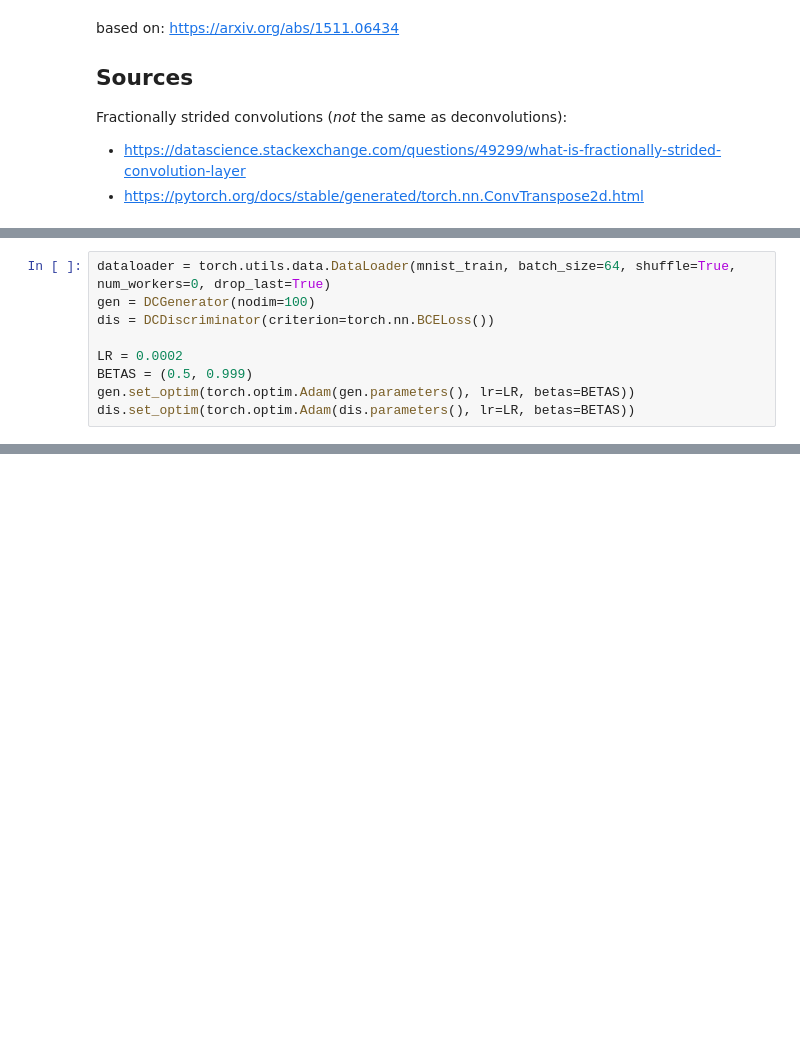
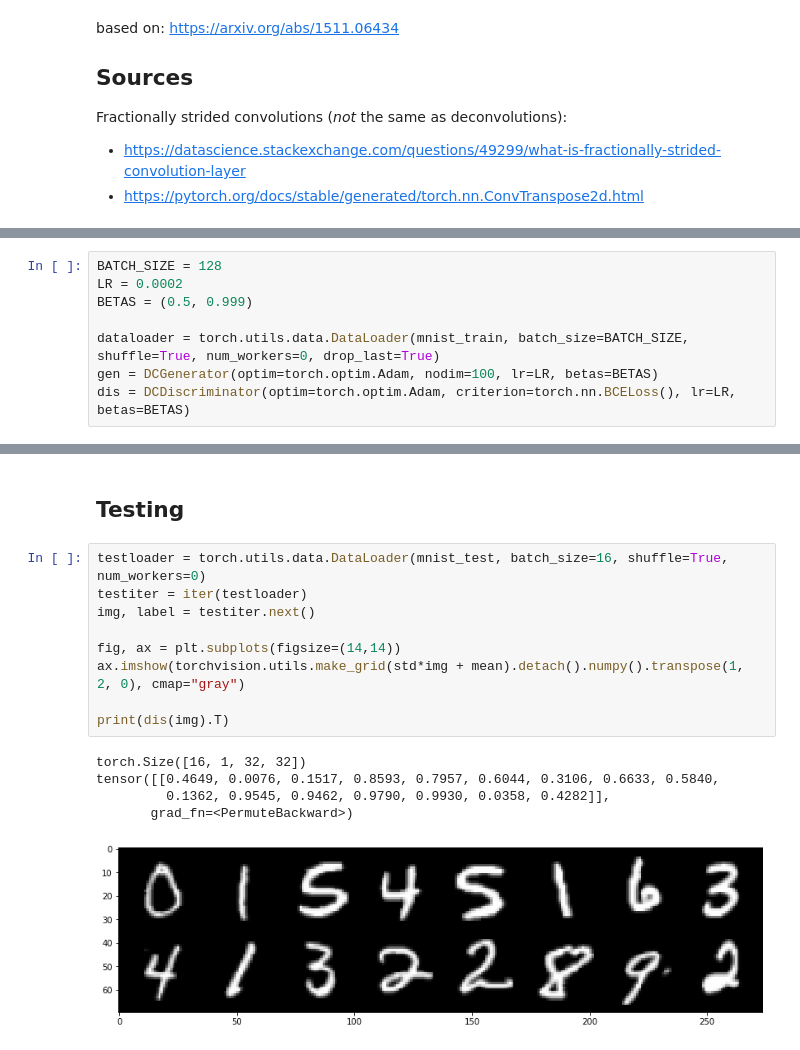
Before and after one commit to adriansuwala/ml2020-21, a Jupyter notebook: projekt/DCGAN.ipynb, the cells around one changed output, grey strips where cells are left out. Drawn from its saved outputs; the diff is of its cells as text; blank space fills up the shorter version.

```diff
--- a/projekt/DCGAN.ipynb
+++ b/projekt/DCGAN.ipynb
@@ -166,9 +299,8 @@ def train(dis, gen, dataloader, epochs, k=1):
 # %%
-dataloader = torch.utils.data.DataLoader(mnist_train, batch_size=64, shuffle=True, num_workers=0, drop_last=True)
-gen = DCGenerator(nodim=100)
-dis = DCDiscriminator(criterion=torch.nn.BCELoss())
-
+BATCH_SIZE = 128
 LR = 0.0002
 BETAS = (0.5, 0.999)
-gen.set_optim(torch.optim.Adam(gen.parameters(), lr=LR, betas=BETAS))
-dis.set_optim(torch.optim.Adam(dis.parameters(), lr=LR, betas=BETAS))
+
+dataloader = torch.utils.data.DataLoader(mnist_train, batch_size=BATCH_SIZE, shuffle=True, num_workers=0, drop_last=True)
+gen = DCGenerator(optim=torch.optim.Adam, nodim=100, lr=LR, betas=BETAS)
+dis = DCDiscriminator(optim=torch.optim.Adam, criterion=torch.nn.BCELoss(), lr=LR, betas=BETAS)
@@ -195,0 +370,17 @@ plt.ylabel("loss")
+# %% [markdown]
+## Testing
+# %%
+testloader = torch.utils.data.DataLoader(mnist_test, batch_size=16, shuffle=True, num_workers=0)
+testiter = iter(testloader)
+img, label = testiter.next()
+
+fig, ax = plt.subplots(figsize=(14,14))
+ax.imshow(torchvision.utils.make_grid(std*img + mean).detach().numpy().transpose(1, 2, 0), cmap="gray")
+
+print(dis(img).T)
+# %% [output]
+torch.Size([16, 1, 32, 32])
+tensor([[0.4649, 0.0076, 0.1517, 0.8593, 0.7957, 0.6044, 0.3106, 0.6633, 0.5840,
+         0.1362, 0.9545, 0.9462, 0.9790, 0.9930, 0.0358, 0.4282]],
+       grad_fn=<PermuteBackward>)
+[figure, added]
```
Also changed, not shown: parts of 25 cells of this notebook.
